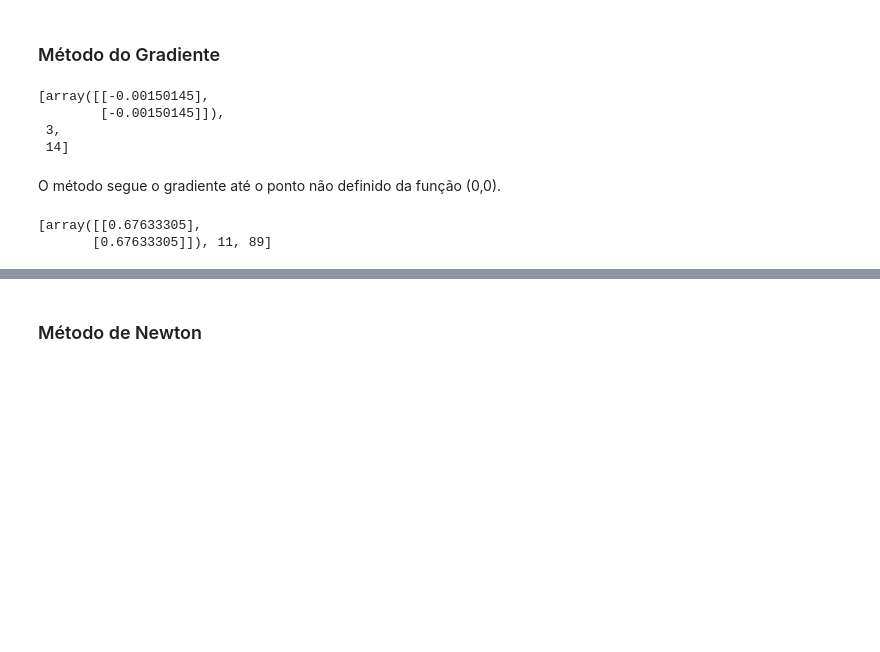
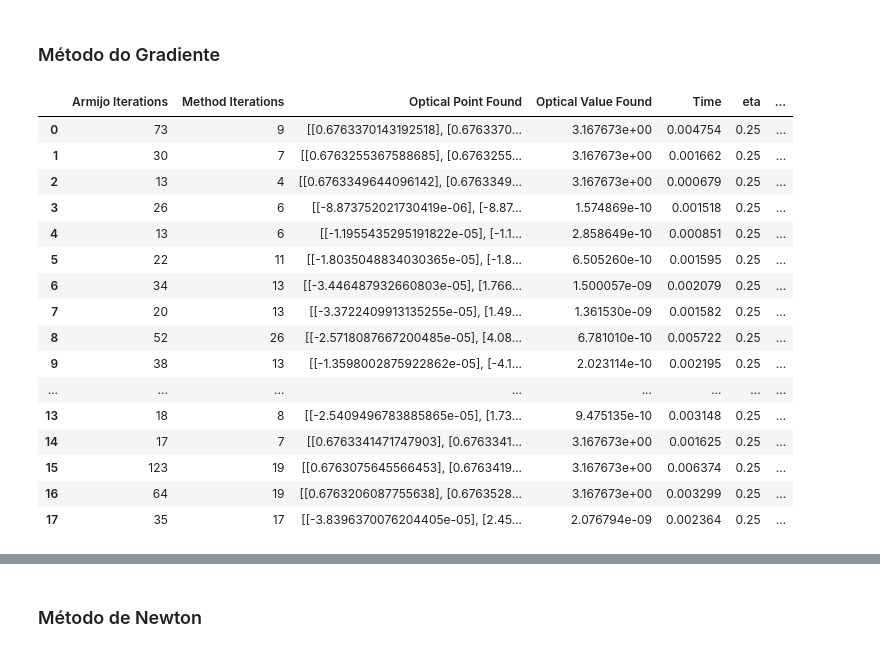
Before and after one commit to YasminForestti/Trabalho-pratico-OTM, a Jupyter notebook: trabalho.ipynb, the cells around one changed output, grey strips where cells are left out. Saved outputs shown, nothing was run; the diff lists cells and outputs as text; code cells hidden in the pictures; blank space fills up the shorter version.

```diff
--- a/trabalho.ipynb
+++ b/trabalho.ipynb
@@ -42,3 +75,27 @@ def definida_positiva_2x2(matrix):
+# %%
+search = {
+    "start": [
+        [[0.5], [0.5]],
+        [[-1], [-1]],
+        [[-6000], [-5000]],
+        [[6000],[5000]],
+        [[5], [-0.5]],
+        [[-5], [0.5]]
+    ],
+    "gamma": [
+        0.8,
+        0.65,
+        0.5
+    ],
+    "eta": [
+        0.25
+    ],
+    "crit parada": [
+        "gradiente",
+        "x",
+        "f"
+    ]
+}
 # %% [markdown]
 ## Implementação dos métodos
 # %% [markdown]
@@ -53,15 +110,10 @@ def Armijo(x,gama,d,n):
         t=gama*t
         k = k+1
     return [t,k]
-# %%
-x = [[0.5],[0.5]]
-n = 0.25
-t = 1
-d = [[3],[1]]
 # %% [markdown]
 ### Método do Gradiente
 # %%
-def met_gradiente(x,tol,maxiter,gama,n):
+def met_gradiente(x,tol,maxiter,gama,n, debug):
     x = np.array(x)
     m = 0
     k = 0
@@ -73,17 +125,27 @@ def met_gradiente(x,tol,maxiter,gama,n):
         x = x + t*d
         m = m + 1
     return [x,m,k]
-# %%
-met_gradiente([[-1],[-1]],0.01,1000,0.8,0.25)
-# %% [output]
-[array([[-0.00150145],
-        [-0.00150145]]),
- 3,
- 14]
-# %% [markdown]
-O método segue o gradiente até o ponto não definido da função (0,0).
-# %%
-met_gradiente([[0.5],[0.5]],0.00001,1000,0.8,0.25)
-# %% [output]
-[array([[0.67633305],
-       [0.67633305]]), 11, 89]
+# %%
+tol = 0.0001
+maxiter = 1000
+result = test_combinations(search, met_gradiente, maxiter, tol)
+grad_res = pd.DataFrame.from_records(result)
+grad_res
+# %% [output]
+|  | Armijo Iterations | Method Iterations | Optical Point Found | Optical Value Found | Time | eta | ... |
+| 0 | 73 | 9 | [[0.6763370143192518], [0.6763370... | 3.167673e+00 | 0.004754 | 0.25 | ... |
+| 1 | 30 | 7 | [[0.6763255367588685], [0.6763255... | 3.167673e+00 | 0.001662 | 0.25 | ... |
+| 2 | 13 | 4 | [[0.6763349644096142], [0.6763349... | 3.167673e+00 | 0.000679 | 0.25 | ... |
+| 3 | 26 | 6 | [[-8.873752021730419e-06], [-8.87... | 1.574869e-10 | 0.001518 | 0.25 | ... |
+| 4 | 13 | 6 | [[-1.1955435295191822e-05], [-1.1... | 2.858649e-10 | 0.000851 | 0.25 | ... |
+| 5 | 22 | 11 | [[-1.8035048834030365e-05], [-1.8... | 6.505260e-10 | 0.001595 | 0.25 | ... |
+| 6 | 34 | 13 | [[-3.446487932660803e-05], [1.766... | 1.500057e-09 | 0.002079 | 0.25 | ... |
+| 7 | 20 | 13 | [[-3.3722409913135255e-05], [1.49... | 1.361530e-09 | 0.001582 | 0.25 | ... |
+| 8 | 52 | 26 | [[-2.5718087667200485e-05], [4.08... | 6.781010e-10 | 0.005722 | 0.25 | ... |
+| 9 | 38 | 13 | [[-1.3598002875922862e-05], [-4.1... | 2.023114e-10 | 0.002195 | 0.25 | ... |
+| ... | ... | ... | ... | ... | ... | ... | ... |
+| 13 | 18 | 8 | [[-2.5409496783885865e-05], [1.73... | 9.475135e-10 | 0.003148 | 0.25 | ... |
+| 14 | 17 | 7 | [[0.6763341471747903], [0.6763341... | 3.167673e+00 | 0.001625 | 0.25 | ... |
+| 15 | 123 | 19 | [[0.6763075645566453], [0.6763419... | 3.167673e+00 | 0.006374 | 0.25 | ... |
+| 16 | 64 | 19 | [[0.6763206087755638], [0.6763528... | 3.167673e+00 | 0.003299 | 0.25 | ... |
+| 17 | 35 | 17 | [[-3.8396370076204405e-05], [2.45... | 2.076794e-09 | 0.002364 | 0.25 | ... |
```
Also changed, not shown: parts of 38 cells of this notebook, 2 other files.
